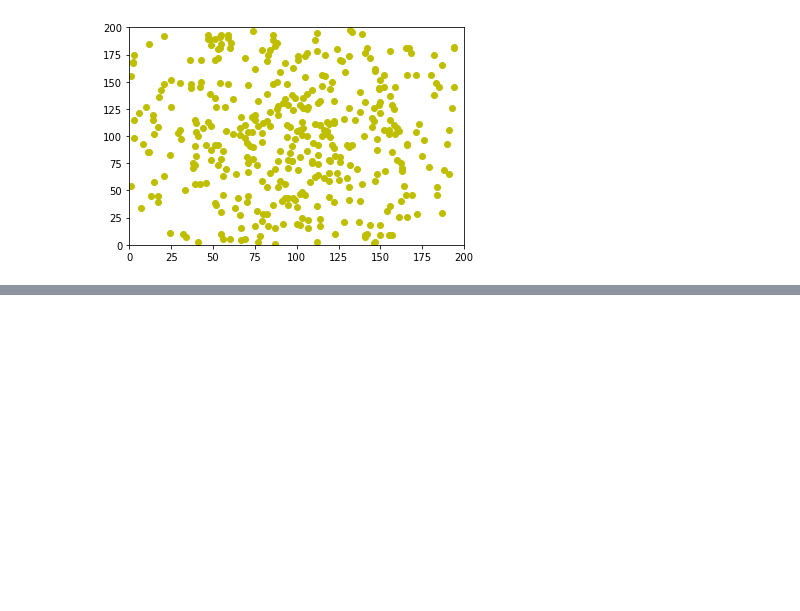
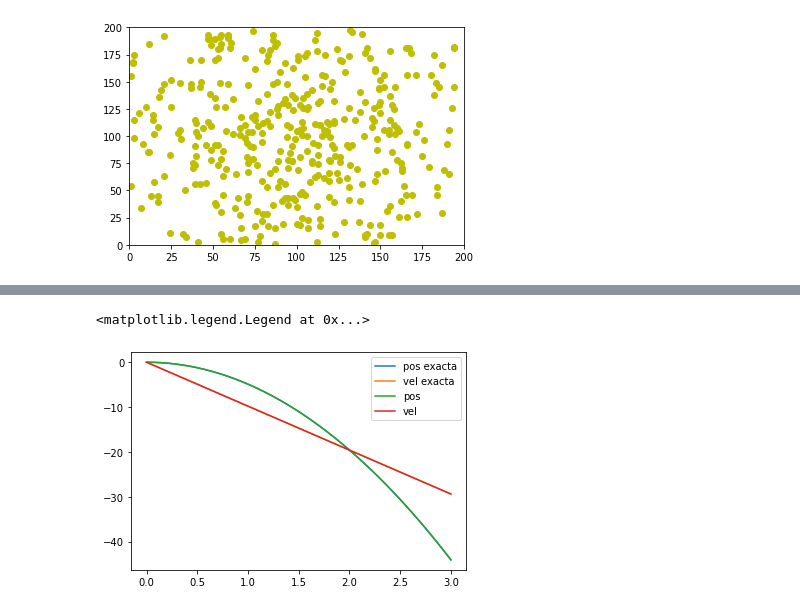
Before and after one commit to jesusigarmor/Matematicas-computacionales-fall2020, a Jupyter notebook: alumnos/anacris2802/EjerciciosClase.ipynb, the cells around one changed output, grey strips where cells are left out. Cells and saved outputs as stored; diff of their text form; code cells hidden in the pictures; blank space fills up the shorter version.

```diff
--- a/alumnos/anacris2802/EjerciciosClase.ipynb
+++ b/alumnos/anacris2802/EjerciciosClase.ipynb
@@ -612,0 +675,12 @@ plt.ylim(0,200)
+# %%
+xt = lambda x_i, v_i, a, t: x_i + v_i*a + 0.5*a*t**2
+vt = lambda v_i, a, t: v_i + a*t
+
+plt.plot(time, xt(x0, v0, g, time), label="pos exacta")
+plt.plot(time, vt(v0, g, time), label="vel exacta")
+plt.plot(time, xdata, label="pos")
+plt.plot(time, vdata, label="vel")
+plt.legend(loc="best")
+# %% [output]
+<matplotlib.legend.Legend at 0x...>
+[figure, added]
```
Also changed, not shown: parts of 7 cells of this notebook.
